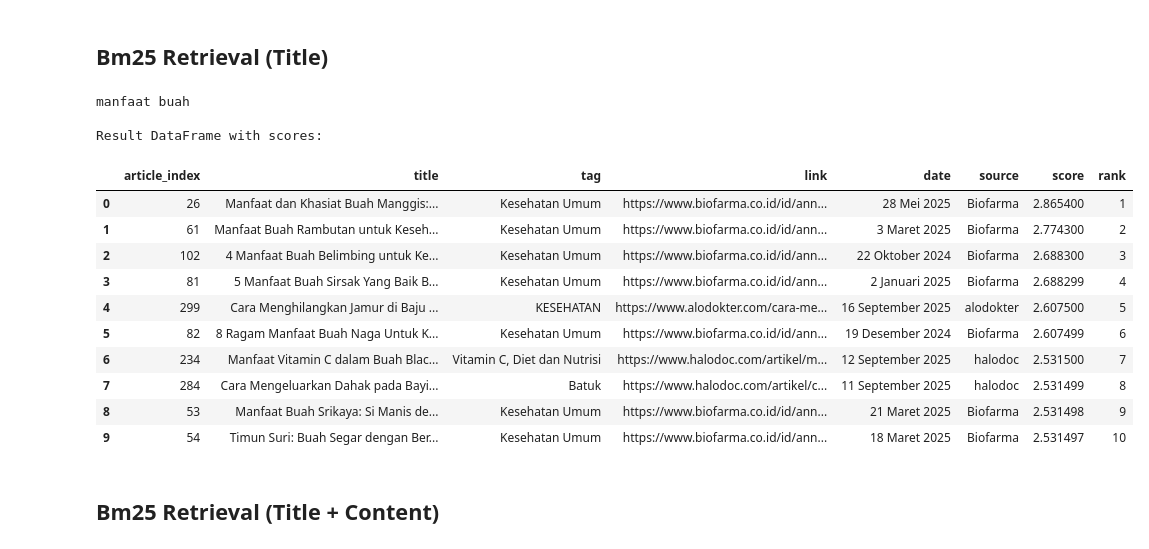
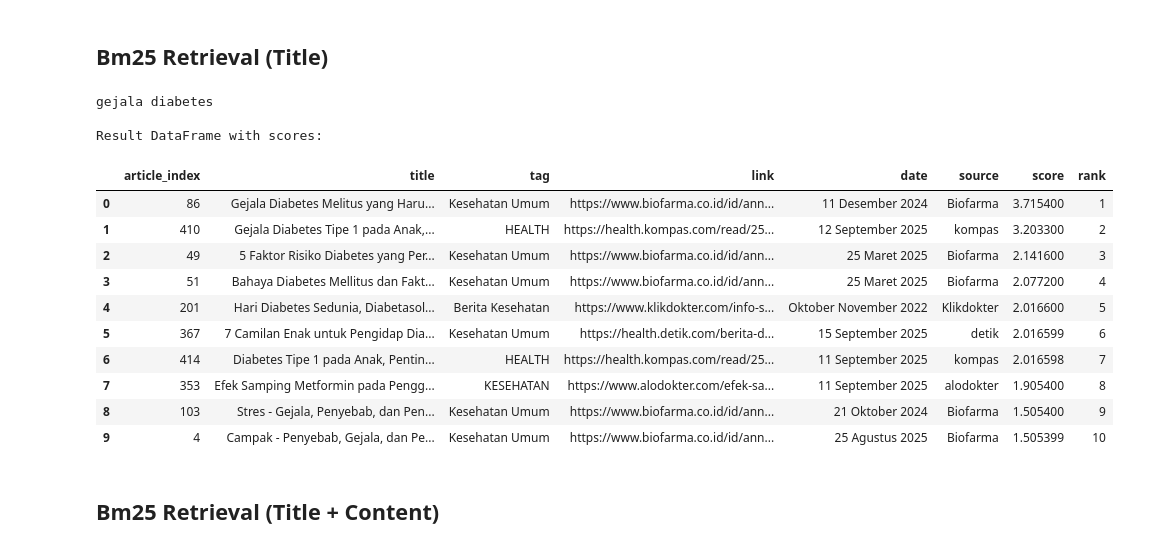
Before and after one commit to lituldust/information-retrieval-project, a Jupyter notebook: kueri/bm25retrieval.ipynb, the cells around one changed output. Drawn from its saved outputs; the diff is of its cells as text; code cells hidden in the pictures.

```diff
--- a/kueri/bm25retrieval.ipynb
+++ b/kueri/bm25retrieval.ipynb
@@ -160,29 +160,29 @@ searcher_content_title = LuceneSearcher('../indexing/indexes/title_content_jsonl
 searcher_desc_content = LuceneSearcher('../indexing/indexes/title_desc_content_jsonl')
 # %%
 # Test the function with a query
-query = queries[4]
+query = queries[0]
 hits = searcher_title.search(query)
 
 # Display results and get DataFrame with scores
 result_df = display_results(query, hits)
 
 print("\nResult DataFrame with scores:")
 result_df
 # %% [output]
-manfaat buah
+gejala diabetes
 
 Result DataFrame with scores:
 |  | article_index | title | tag | link | date | source | score | rank |
-| 0 | 26 | Manfaat dan Khasiat Buah Manggis:... | Kesehatan Umum | https://www.biofarma.co.id/id/ann... | 28 Mei 2025 | Biofarma | 2.865400 | 1 |
-| 1 | 61 | Manfaat Buah Rambutan untuk Keseh... | Kesehatan Umum | https://www.biofarma.co.id/id/ann... | 3 Maret 2025 | Biofarma | 2.774300 | 2 |
-| 2 | 102 | 4 Manfaat Buah Belimbing untuk Ke... | Kesehatan Umum | https://www.biofarma.co.id/id/ann... | 22 Oktober 2024 | Biofarma | 2.688300 | 3 |
-| 3 | 81 | 5 Manfaat Buah Sirsak Yang Baik B... | Kesehatan Umum | https://www.biofarma.co.id/id/ann... | 2 Januari 2025 | Biofarma | 2.688299 | 4 |
-| 4 | 299 | Cara Menghilangkan Jamur di Baju ... | KESEHATAN | https://www.alodokter.com/cara-me... | 16 September 2025 | alodokter | 2.607500 | 5 |
-| 5 | 82 | 8 Ragam Manfaat Buah Naga Untuk K... | Kesehatan Umum | https://www.biofarma.co.id/id/ann... | 19 Desember 2024 | Biofarma | 2.607499 | 6 |
-| 6 | 234 | Manfaat Vitamin C dalam Buah Blac... | Vitamin C, Diet dan Nutrisi | https://www.halodoc.com/artikel/m... | 12 September 2025 | halodoc | 2.531500 | 7 |
-| 7 | 284 | Cara Mengeluarkan Dahak pada Bayi... | Batuk | https://www.halodoc.com/artikel/c... | 11 September 2025 | halodoc | 2.531499 | 8 |
-| 8 | 53 | Manfaat Buah Srikaya: Si Manis de... | Kesehatan Umum | https://www.biofarma.co.id/id/ann... | 21 Maret 2025 | Biofarma | 2.531498 | 9 |
-| 9 | 54 | Timun Suri: Buah Segar dengan Ber... | Kesehatan Umum | https://www.biofarma.co.id/id/ann... | 18 Maret 2025 | Biofarma | 2.531497 | 10 |
+| 0 | 86 | Gejala Diabetes Melitus yang Haru... | Kesehatan Umum | https://www.biofarma.co.id/id/ann... | 11 Desember 2024 | Biofarma | 3.715400 | 1 |
+| 1 | 410 | Gejala Diabetes Tipe 1 pada Anak,... | HEALTH | https://health.kompas.com/read/25... | 12 September 2025 | kompas | 3.203300 | 2 |
+| 2 | 49 | 5 Faktor Risiko Diabetes yang Per... | Kesehatan Umum | https://www.biofarma.co.id/id/ann... | 25 Maret 2025 | Biofarma | 2.141600 | 3 |
+| 3 | 51 | Bahaya Diabetes Mellitus dan Fakt... | Kesehatan Umum | https://www.biofarma.co.id/id/ann... | 25 Maret 2025 | Biofarma | 2.077200 | 4 |
+| 4 | 201 | Hari Diabetes Sedunia, Diabetasol... | Berita Kesehatan | https://www.klikdokter.com/info-s... | Oktober November 2022 | Klikdokter | 2.016600 | 5 |
+| 5 | 367 | 7 Camilan Enak untuk Pengidap Dia... | Kesehatan Umum | https://health.detik.com/berita-d... | 15 September 2025 | detik | 2.016599 | 6 |
+| 6 | 414 | Diabetes Tipe 1 pada Anak, Pentin... | HEALTH | https://health.kompas.com/read/25... | 11 September 2025 | kompas | 2.016598 | 7 |
+| 7 | 353 | Efek Samping Metformin pada Pengg... | KESEHATAN | https://www.alodokter.com/efek-sa... | 11 September 2025 | alodokter | 1.905400 | 8 |
+| 8 | 103 | Stres - Gejala, Penyebab, dan Pen... | Kesehatan Umum | https://www.biofarma.co.id/id/ann... | 21 Oktober 2024 | Biofarma | 1.505400 | 9 |
+| 9 | 4 | Campak - Penyebab, Gejala, dan Pe... | Kesehatan Umum | https://www.biofarma.co.id/id/ann... | 25 Agustus 2025 | Biofarma | 1.505399 | 10 |
 # %% [markdown]
 ## Bm25 Retrieval (Title + Content)
 # %%
```
Also changed, not shown: parts of 2 cells of this notebook, 3 other files.
